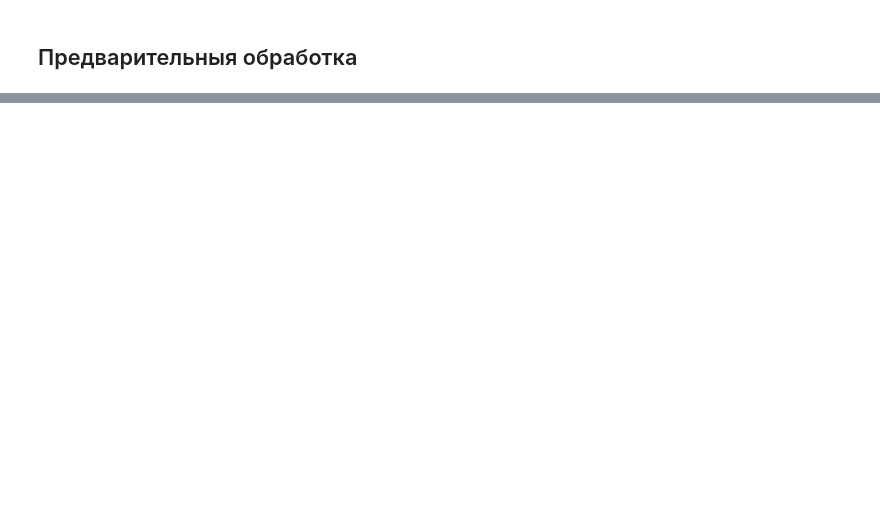
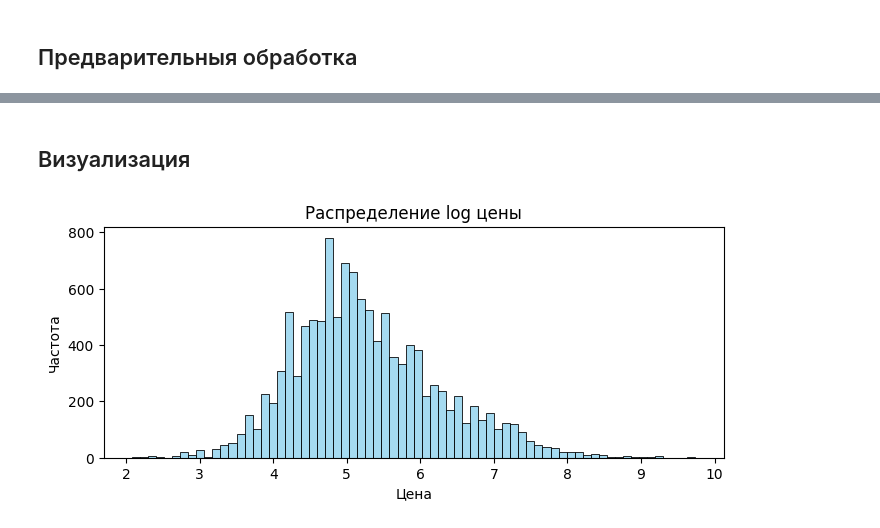
Before and after one commit to 1lazarev/AndanPerek, a Jupyter notebook: Project.ipynb, the cells around one changed output, grey strips where cells are left out. Saved outputs shown, nothing was run; the diff lists cells and outputs as text; code cells hidden in the pictures; blank space fills up the shorter version.

```diff
--- a/Project.ipynb
+++ b/Project.ipynb
@@ -170,0 +427,4 @@ merged_df
+# %%
+vodka_outliers = df['kalories'] > 919
+print(df[vodka_outliers][['name', 'kalories']])
+df.loc[vodka_outliers, 'kalories'] = df['kalories'][vodka_outliers] / (df['size'][vodka_outliers]/100)
@@ -170,0 +435,4 @@ merged_df
+# %%
+icecream_outliers = df['proteins'] > 249
+print(df[icecream_outliers][['name', 'proteins']])
+df.loc[icecream_outliers, 'kalories'] = df['kalories'][icecream_outliers] / 10
@@ -170,0 +442,4 @@ merged_df
+# %%
+fats_outliers = df['fats'] > 105
+print(df[fats_outliers][['name', 'fats']])
+df.loc[fats_outliers, 'fats'] = df['fats'][fats_outliers] / 10
@@ -170,0 +449,4 @@ merged_df
+# %%
+icecream_outliers = df['carbohydrates'] > 105
+print(df[icecream_outliers][['name', 'carbohydrates']])
+df.loc[icecream_outliers, 'carbohydrates'] = df['carbohydrates'][icecream_outliers] / 10
@@ -170,0 +480,12 @@ merged_df
+# %% [markdown]
+## Визуализация
+# %%
+# Гистограмма калорий
+plt.figure (figsize = (8, 3))
+sns.histplot(df['price'].apply(lambda x: np.log(x+1)), color='skyblue')
+plt.title('Распределение log цены')
+plt.xlabel('Цена')
+plt.ylabel('Частота')
+plt.show()
+# %% [output]
+[figure, added]
```
Also changed, not shown: parts of 113 cells of this notebook, 2 other files.
